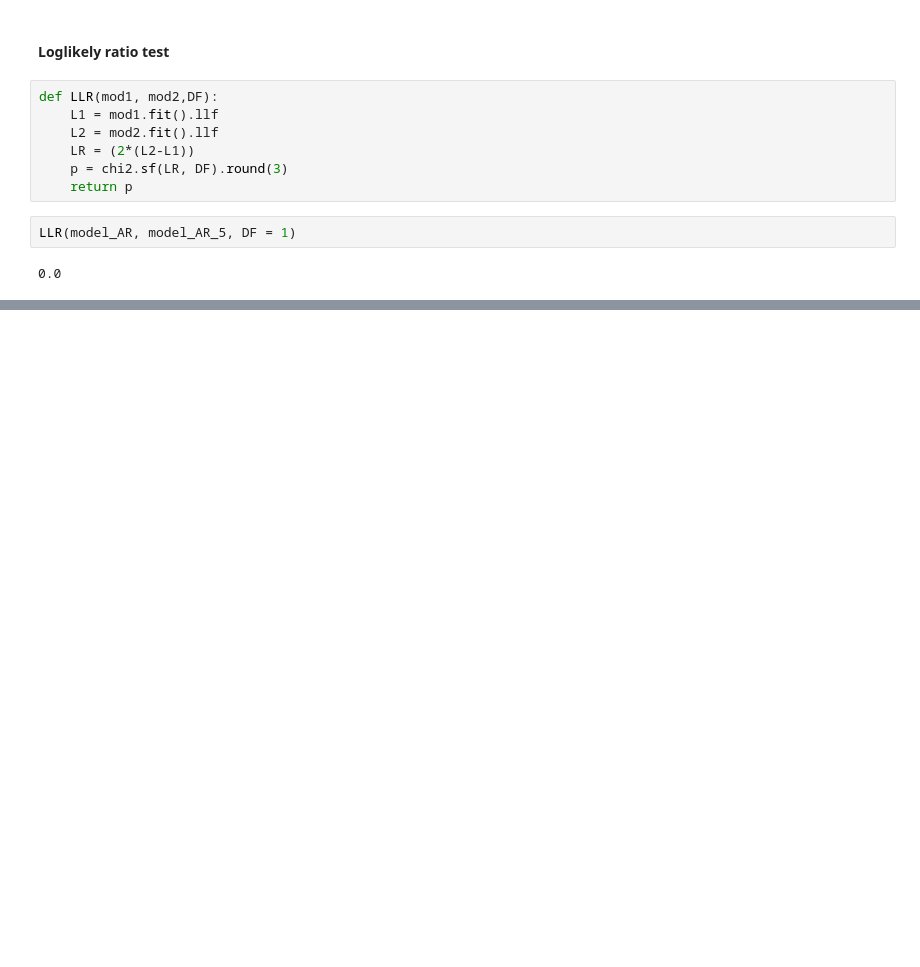
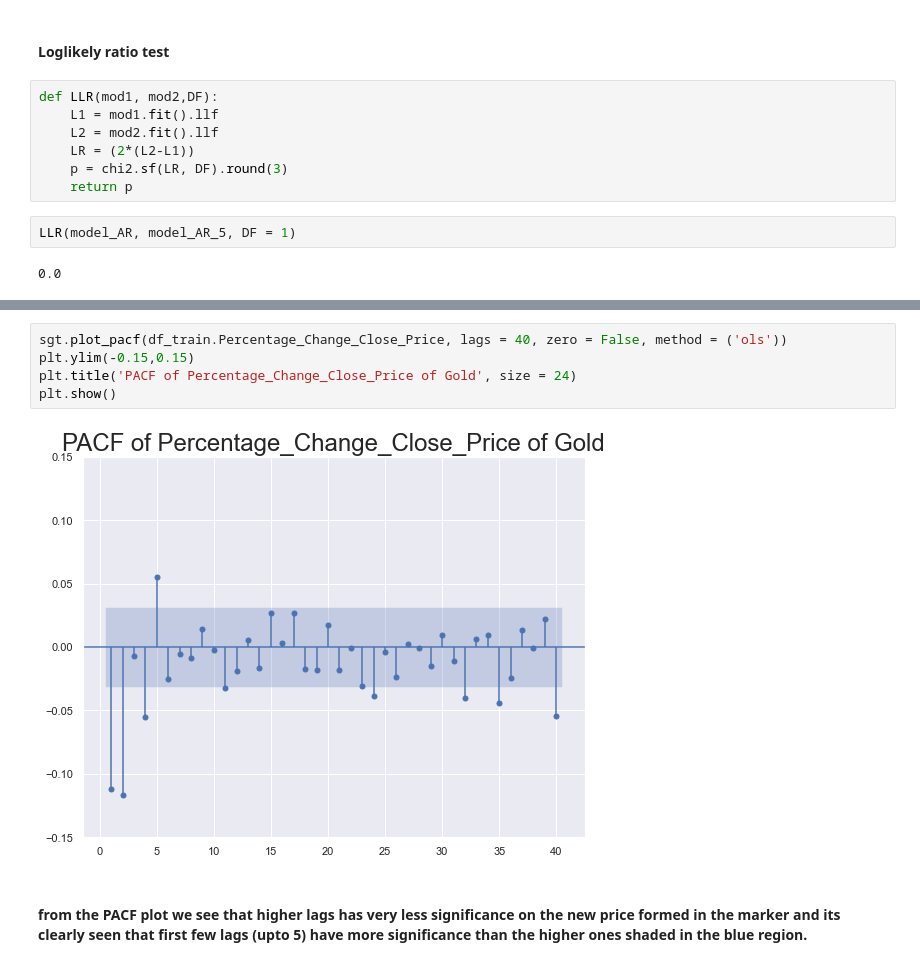
Before and after one commit to jaybfn/Gold_Price_Forecasting, a Jupyter notebook: model.ipynb, the cells around one changed output, grey strips where cells are left out. Saved outputs shown, nothing was run; the diff lists cells and outputs as text; blank space fills up the shorter version.

```diff
--- a/model.ipynb
+++ b/model.ipynb
@@ -176,0 +223,9 @@ LLR(model_AR, model_AR_5, DF = 1)
+# %%
+sgt.plot_pacf(df_train.Percentage_Change_Close_Price, lags = 40, zero = False, method = ('ols'))
+plt.ylim(-0.15,0.15)
+plt.title('PACF of Percentage_Change_Close_Price of Gold', size = 24)
+plt.show()
+# %% [output]
+[figure, added]
+# %% [markdown]
+#### from the PACF plot we see that higher lags has very less significance on the new price formed in the marker and its clearly seen that first few lags (upto 5) have more significance than the higher ones shaded in the blue region.
```
Also changed, not shown: parts of 28 cells of this notebook.
